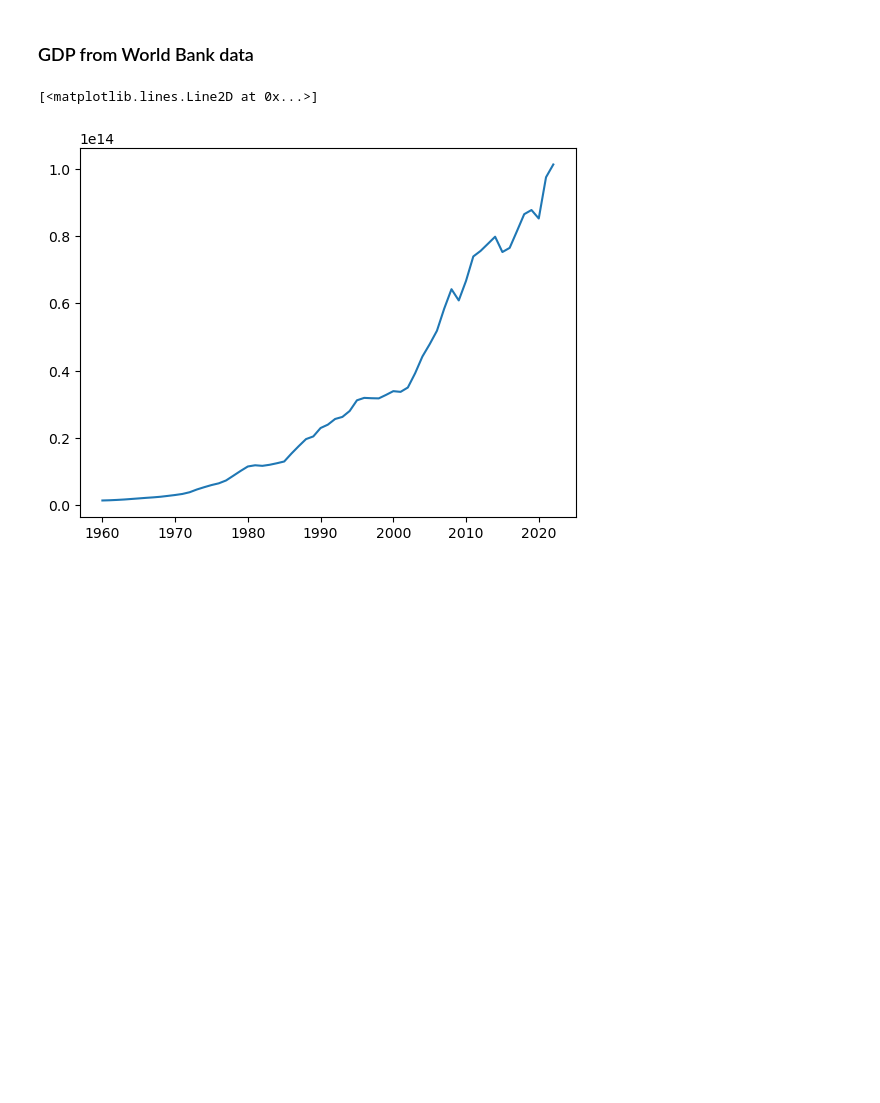
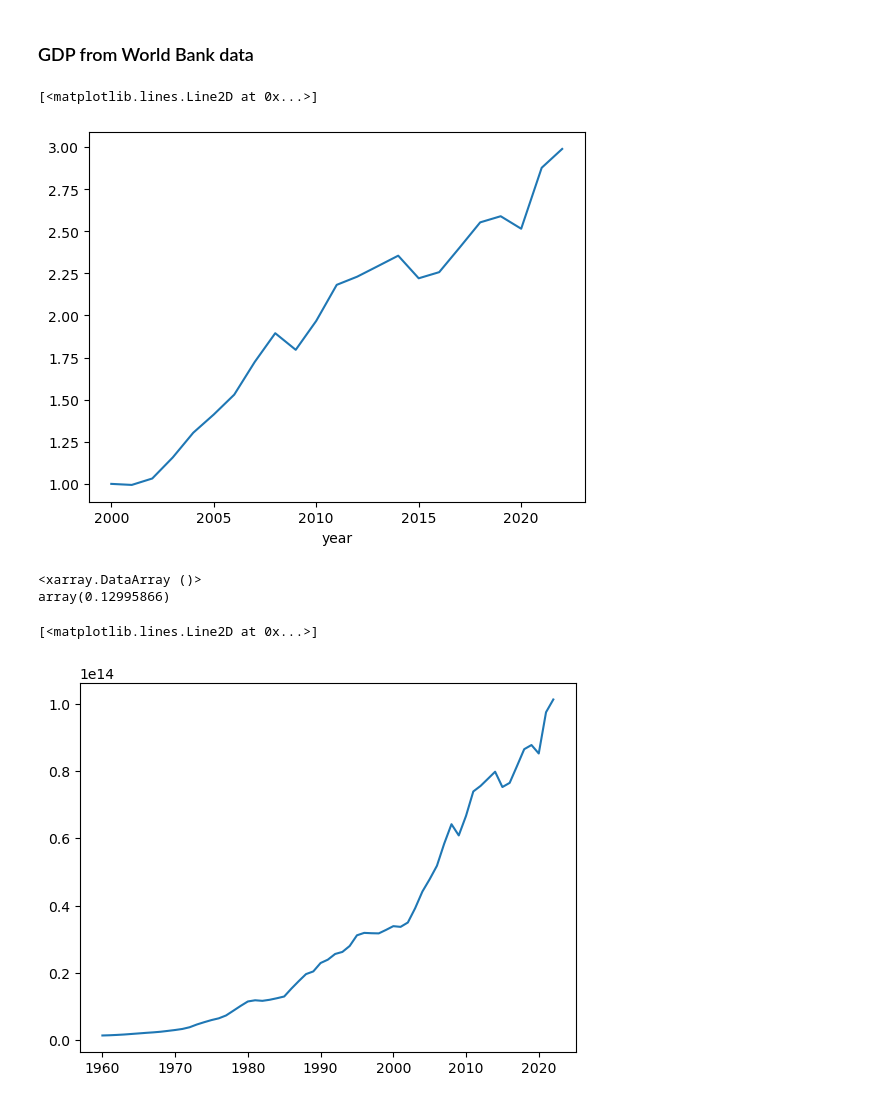
Before and after one commit to fedef17/Spectre, a Jupyter notebook: read_data.ipynb, the cells around one changed output. Saved outputs shown, nothing was run; the diff lists cells and outputs as text; code cells hidden in the pictures; blank space fills up the shorter version.

```diff
--- a/read_data.ipynb
+++ b/read_data.ipynb
@@ -24,3 +29,15 @@ years = np.arange(1960, 2023)
+# %%
+gdp = lef.get_wb_gdp_data()
+# %%
+(gdp.sel(year = slice(2000, None))/gdp.sel(year = 2000)).plot()
+# %% [output]
+[<matplotlib.lines.Line2D at 0x...>]
+[figure, added]
+# %%
+gdp.sel(year = 2022)/gdp.sel(year = 2000)/23
+# %% [output]
+<xarray.DataArray ()>
+array(0.12995866)
 # %%
 from matplotlib import pyplot as plt
 %matplotlib inline
```
Also changed, not shown: parts of 15 cells of this notebook, 2 other files.
